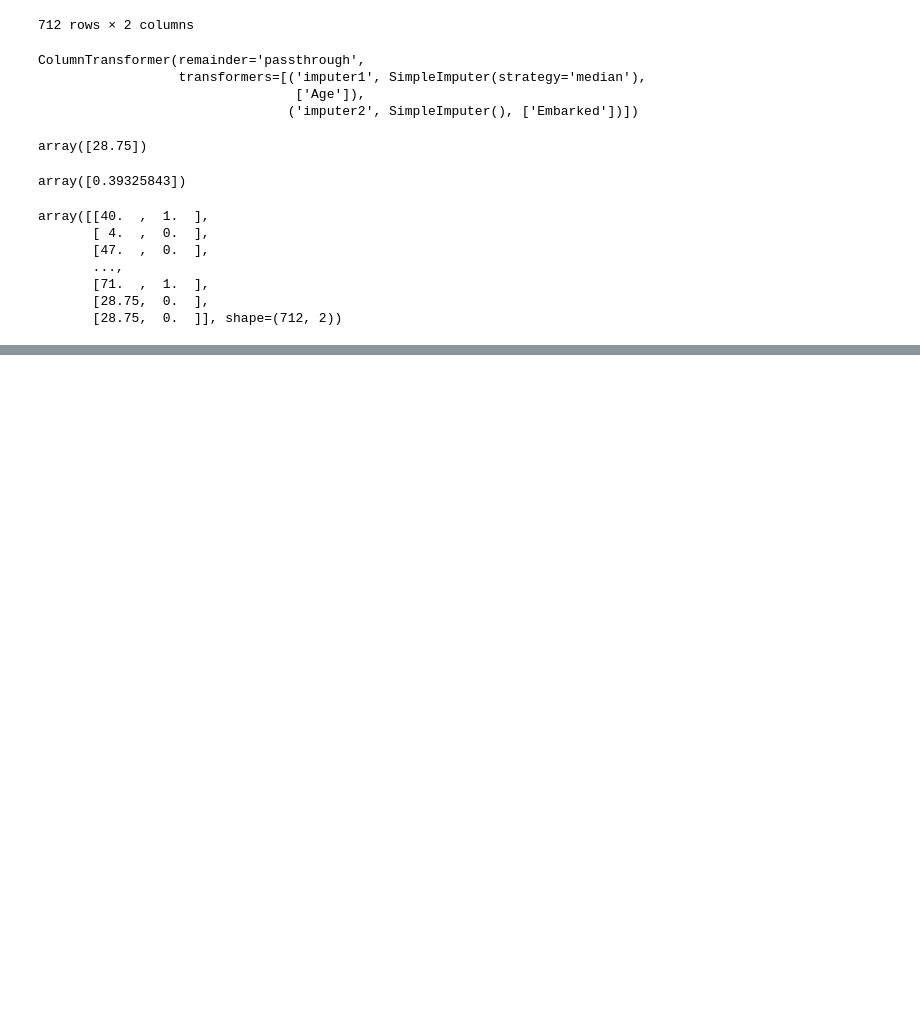
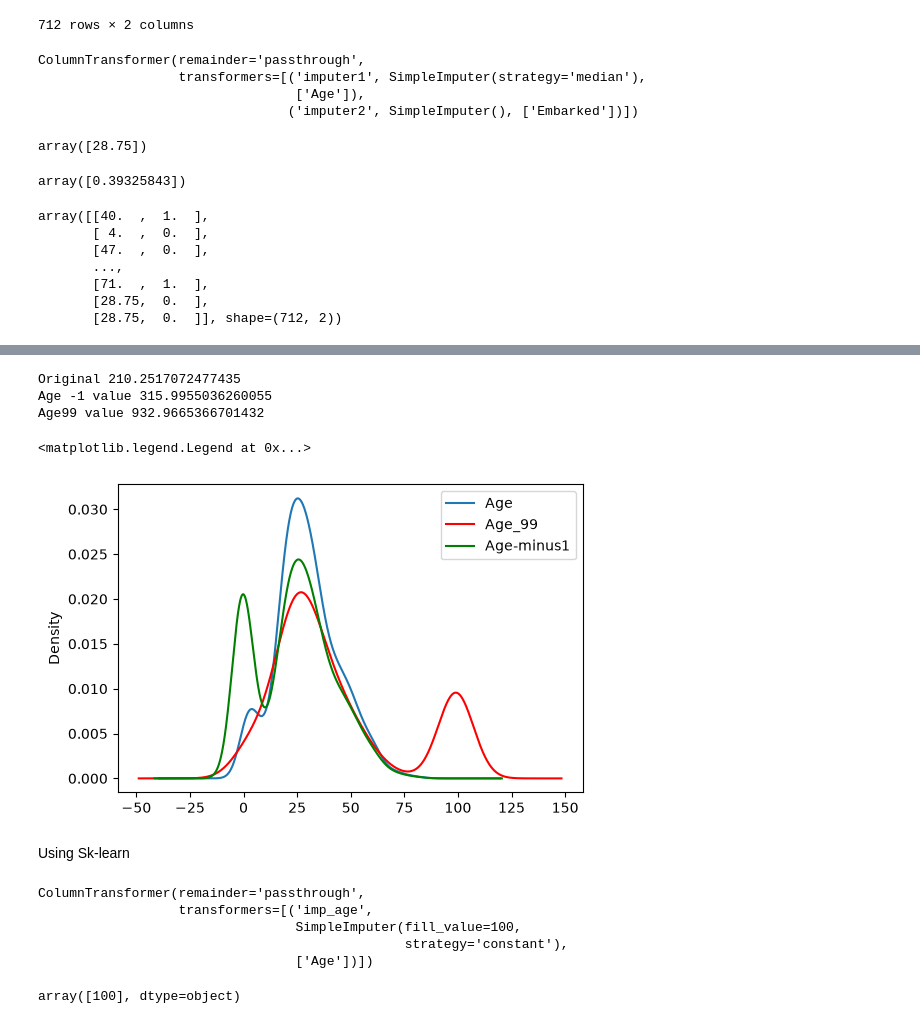
Before and after one commit to sunildhakad2004/Machine_Learning_100Days, a Jupyter notebook: day36-imputing-numerical-data.ipynb, the cells around one changed output, grey strips where cells are left out. Drawn from its saved outputs; the diff is of its cells as text; code cells hidden in the pictures; blank space fills up the shorter version.

```diff
--- a/day36-imputing-numerical-data.ipynb
+++ b/day36-imputing-numerical-data.ipynb
@@ -230,0 +256,3 @@ array([[40.  ,  1.  ],
+# %%
+X_train,X_test,y_train,y_test = train_test_split(newdata.drop(columns="Survived"),newdata["Survived"],
+test_size=0.2,random_state=42)
@@ -230,0 +268,3 @@ array([[40.  ,  1.  ],
+# %%
+X_train["Age_99"] = X_train['Age'].fillna(99)
+X_train["Age-minus1"] = X_train['Age'].fillna(-1)
@@ -230,0 +287,23 @@ array([[40.  ,  1.  ],
+# %%
+print("Original",X_train['Age'].var())
+print("Age -1 value",X_train['Age-minus1'].var())
+print("Age99 value",X_train['Age_99'].var())
+# %% [output]
+Original 210.2517072477435
+Age -1 value 315.9955036260055
+Age99 value 932.9665366701432
+# %%
+fig = plt.figure(figsize=(6, 4))
+ax = fig.add_subplot(111)
+
+X_train["Age"].plot(kind='kde', ax=ax)
+X_train['Age_99'].plot(kind='kde', ax=ax, color='red')
+X_train['Age-minus1'].plot(kind='kde', ax=ax, color='green')
+
+lines, labels = ax.get_legend_handles_labels()
+ax.legend(lines, labels, loc='best')
+# %% [output]
+<matplotlib.legend.Legend at 0x...>
+[figure, added]
+# %% [markdown]
+Using Sk-learn
@@ -230,0 +319,12 @@ array([[40.  ,  1.  ],
+# %%
+trf.fit(X_train)
+# %% [output]
+ColumnTransformer(remainder='passthrough',
+                  transformers=[('imp_age',
+                                 SimpleImputer(fill_value=100,
+                                               strategy='constant'),
+                                 ['Age'])])
+# %%
+trf.named_transformers_['imp_age'].statistics_
+# %% [output]
+array([100], dtype=object)
```
Also changed, not shown: parts of 10 cells of this notebook.
